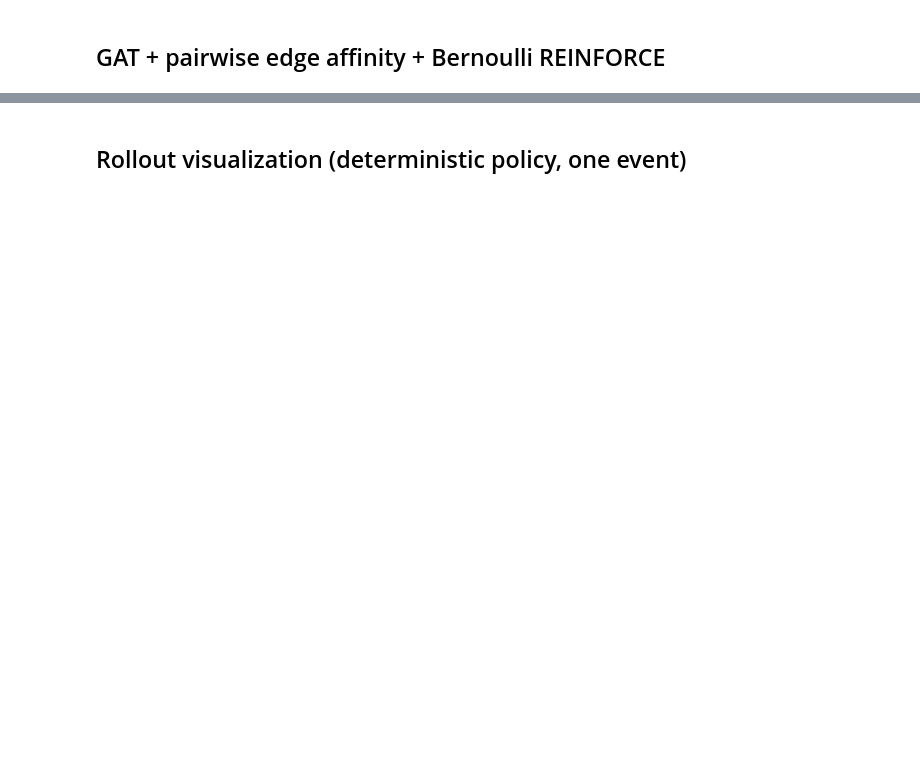
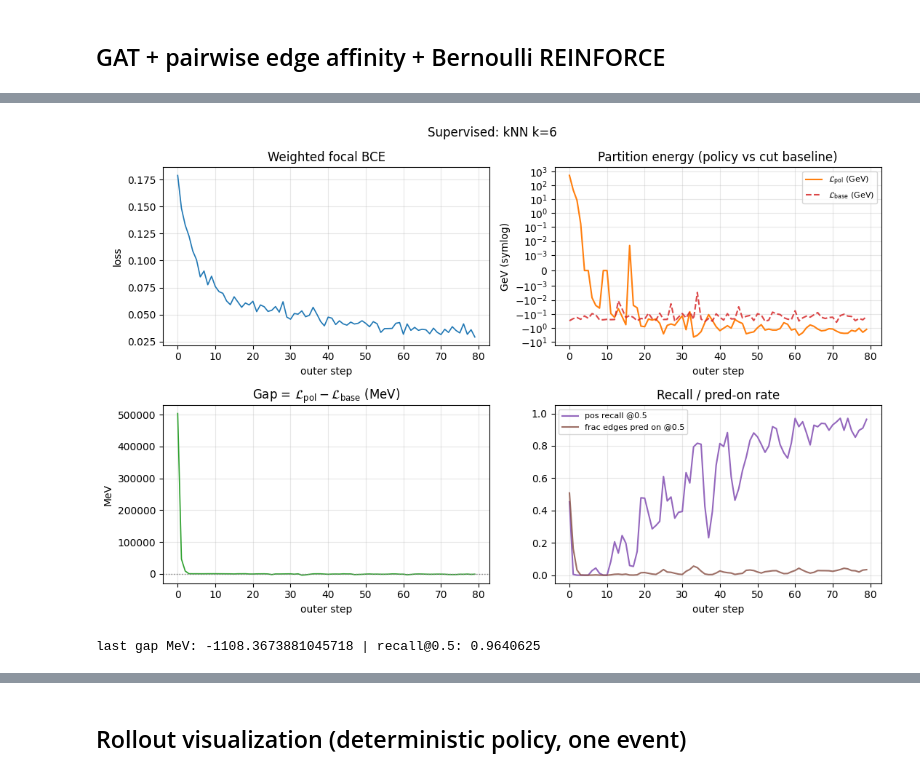
Before and after one commit to ZakayZ/COLA_UrQMD, a Jupyter notebook: clustering/ppo_gat_training.ipynb, the cells around one changed output, grey strips where cells are left out. Drawn from its saved outputs; the diff is of its cells as text; code cells hidden in the pictures; blank space fills up the shorter version.

```diff
--- a/clustering/ppo_gat_training.ipynb
+++ b/clustering/ppo_gat_training.ipynb
@@ -399,0 +520,42 @@ plot_baseline_clusterings_preview(_VALID_EVENTS[:3], seed=1)
+# %%
+from models import AffinityGraphConfig, AffinityGraphEnv, GATAffinityPolicy, GAT_NODE_IN_DIM
+from training.utils import make_event_sampler
+from training.supervised import train_supervised_edges
+
+SUP_CFG = AffinityGraphConfig(k_nn=6, graph_kind="knn")
+supervised_env = AffinityGraphEnv(SUP_CFG)
+supervised_policy = GATAffinityPolicy(
+    in_dim=GAT_NODE_IN_DIM,
+    hidden=64,
+    n_heads=4,
+    n_gat_layers=2,
+    running_norm=False,
+)
+rng_sup = np.random.default_rng(42)
+sampler_sup = make_event_sampler(events=events, rng=rng_sup, fallback_urqmd=None)
+
+sup_hist = train_supervised_edges(
+    supervised_policy,
+    supervised_env,
+    sampler_sup,
+    steps=80,
+    events_per_step=8,
+    lr=1e-3,
+    focal_gamma=2.0,
+    pos_weight=20,
+    on_update=lambda h: plot_supervised_history(
+        h,
+        title='Supervised: kNN k=6',
+        refresh_live=True,
+        live_display_id='supervised-live-knn',
+    ),
+)
+print(
+    "last gap MeV:",
+    sup_hist["pretrain_gap"][-1],
+    "| recall@0.5:",
+    sup_hist["pretrain_pos_recall_05"][-1],
+)
+# %% [output]
+[figure, added]
+last gap MeV: -1108.3673881045718 | recall@0.5: 0.9640625
```
Also changed, not shown: parts of 17 cells of this notebook, 23 other files.
